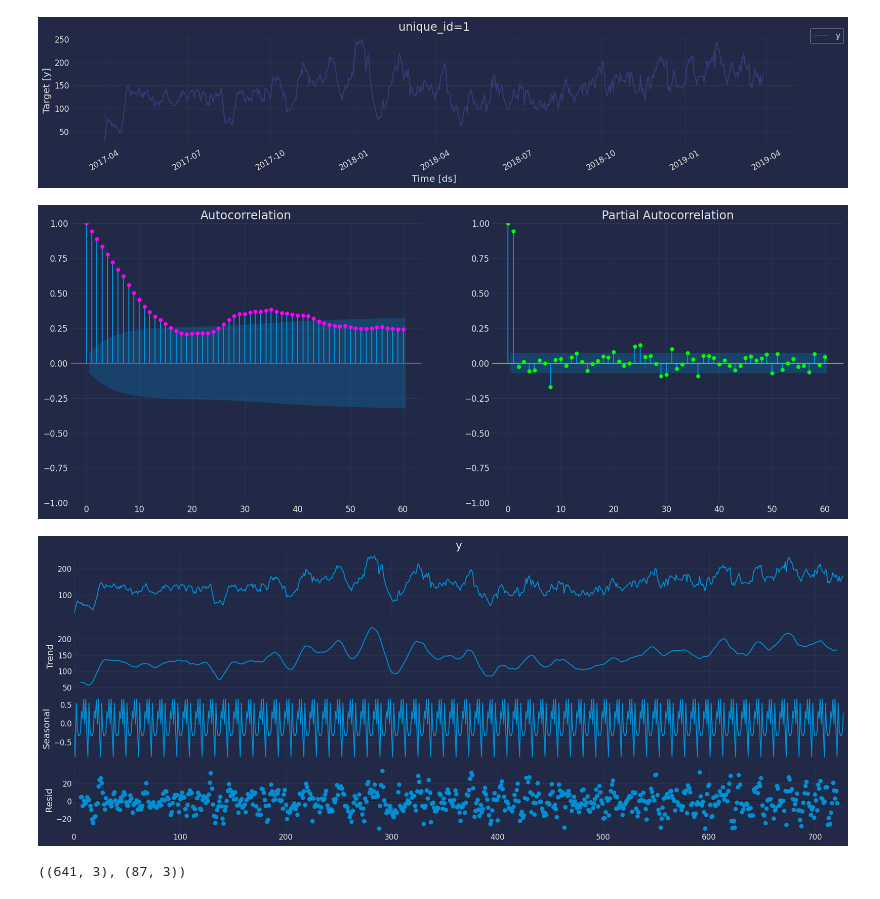
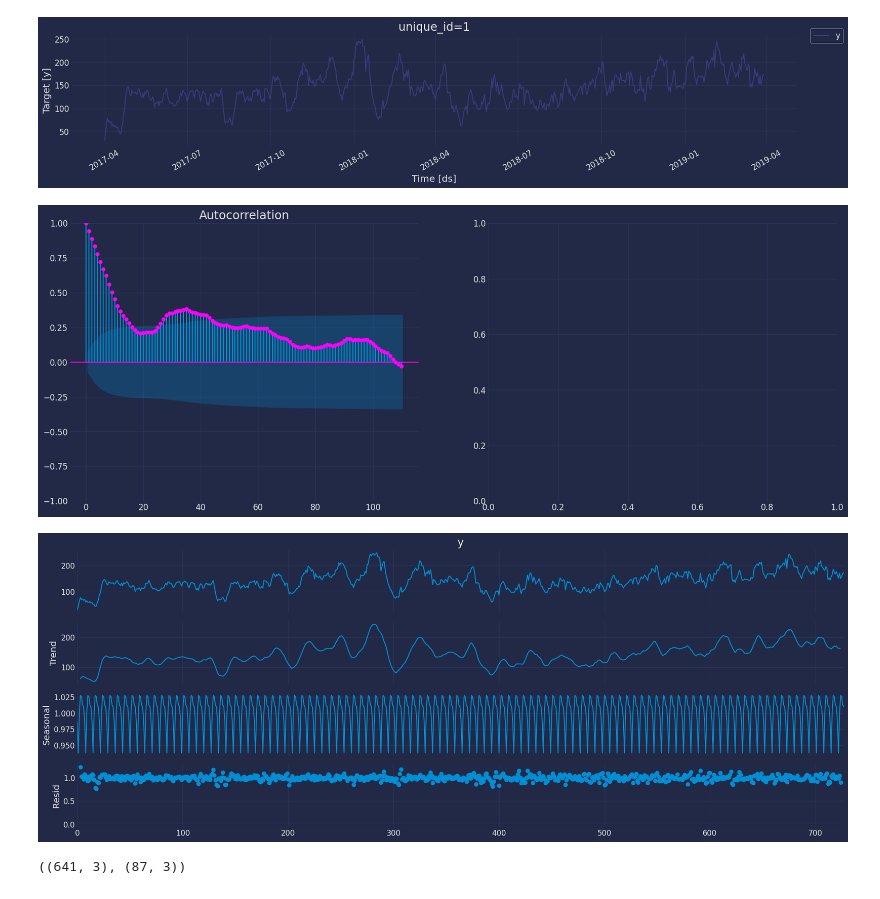
Before and after one commit to Gaby-D/Proyecto_Final_IC_2025, a Jupyter notebook: 09_Usando_Tutorial.ipynb, the cells around one changed output. Saved outputs shown, nothing was run; the diff lists cells and outputs as text; code cells hidden in the pictures.

```diff
--- a/09_Usando_Tutorial.ipynb
+++ b/09_Usando_Tutorial.ipynb
@@ -53,21 +53,21 @@ StatsForecast.plot(df)
 # %%
 fig, axs = plt.subplots(nrows=1, ncols=2)
 
-plot_acf(df["y"],  lags=60, ax=axs[0],color="fuchsia")
+plot_acf(df["y"],  lags=110, ax=axs[0],color="fuchsia")
 axs[0].set_title("Autocorrelation");
 
-plot_pacf(df["y"],  lags=60, ax=axs[1],color="lime")
-axs[1].set_title('Partial Autocorrelation')
+# plot_pacf(df["y"],  lags=60, ax=axs[1],color="lime")
+# axs[1].set_title('Partial Autocorrelation')
 
 plt.show();
 # %% [output]
-[figure, old version]
+[figure, new version]
 # %%
 from statsmodels.tsa.seasonal import seasonal_decompose
-a = seasonal_decompose(df["y"], model = "add", period=12)
+a = seasonal_decompose(df["y"], model = "multiplicative", period=7)
 a.plot();
 # %% [output]
-[figure, old version]
+[figure, new version]
 # %%
 Y_train_df = df[df.ds<='2019-01-01']
 Y_test_df = df[df.ds>'2019-01-01']
```
Also changed, not shown: parts of 8 cells of this notebook.
